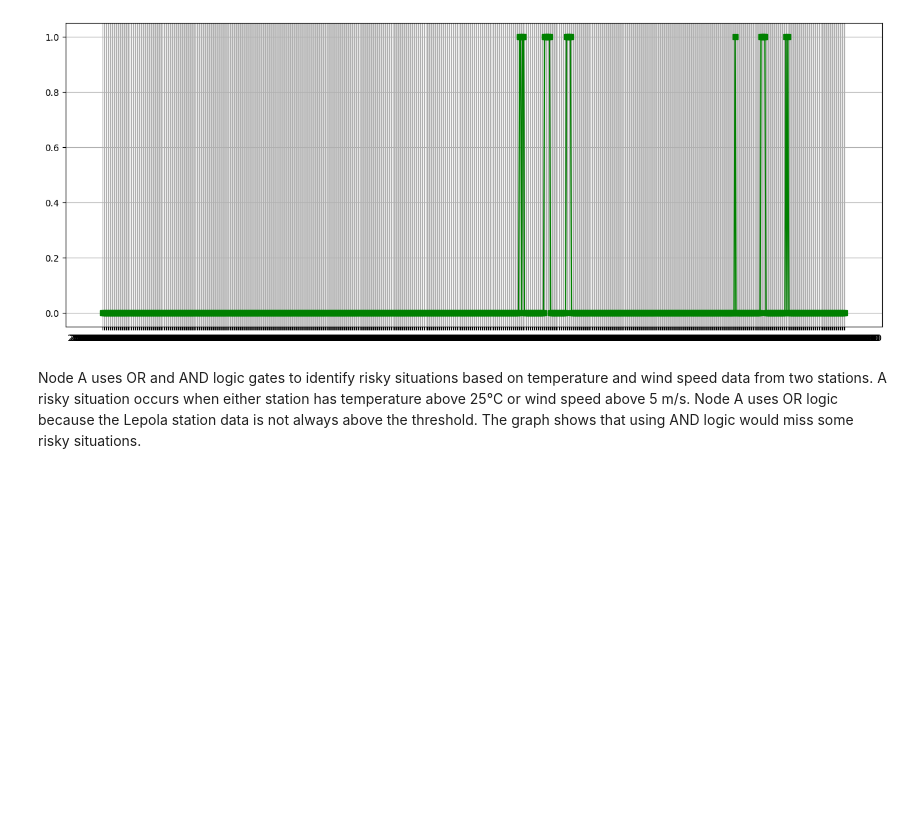
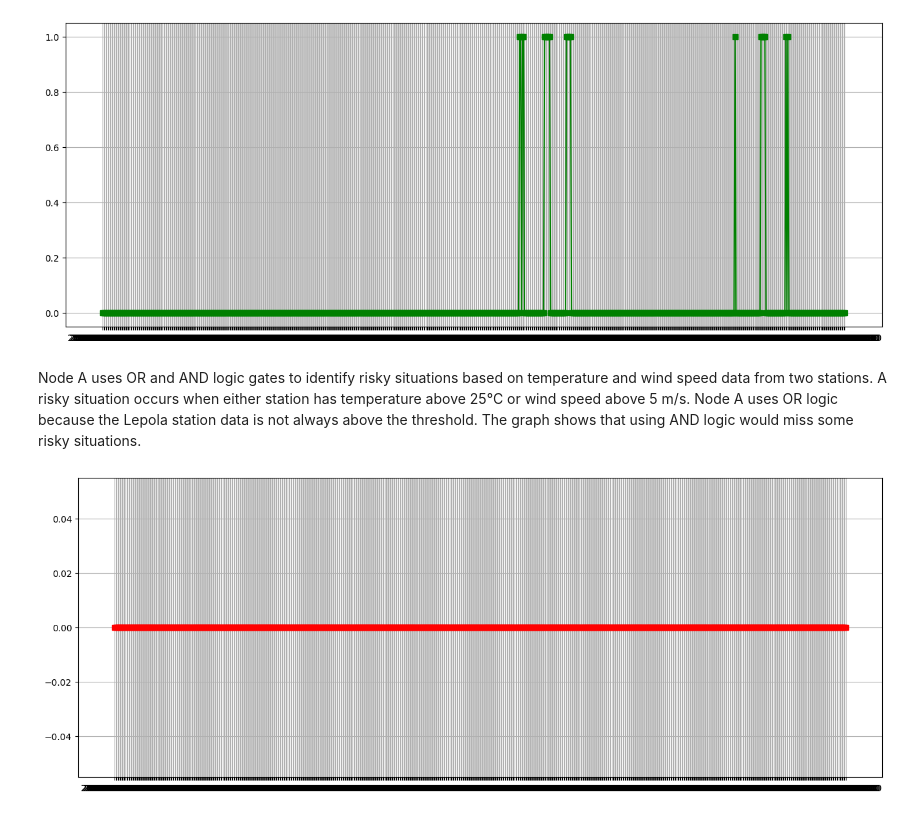
Before and after one commit to 3p10/intro-iot-systems, a Jupyter notebook: Week 4/homework-w4.ipynb, the cells around one changed output. Drawn from its saved outputs; the diff is of its cells as text; code cells hidden in the pictures; blank space fills up the shorter version.

```diff
--- a/Week 4/homework-w4.ipynb
+++ b/Week 4/homework-w4.ipynb
@@ -137,3 +137,14 @@ plt.show()
 # %% [markdown]
 Node A uses OR and AND logic gates to identify risky situations based on temperature and wind speed data from two stations. A risky situation occurs when either station has temperature above 25°C or wind speed above 5 m/s.
 Node A uses OR logic because the Lepola station data is not always above the threshold. The graph shows that using AND logic would miss some risky situations.
+# %%
+risky2 = ((nodes_b.values>25) & (nodes_c.values>5)) & ((nodes_d.values>25) & (nodes_e.values>5))
+
+plt.figure(figsize=(16,6))
+plt.plot(nodes_b.index, risky2, color='red', marker='s',linestyle='-')
+
+plt.grid(True)
+
+plt.show()
+# %% [output]
+[figure, added]
```
Also changed, not shown: parts of 1 cell of this notebook.
